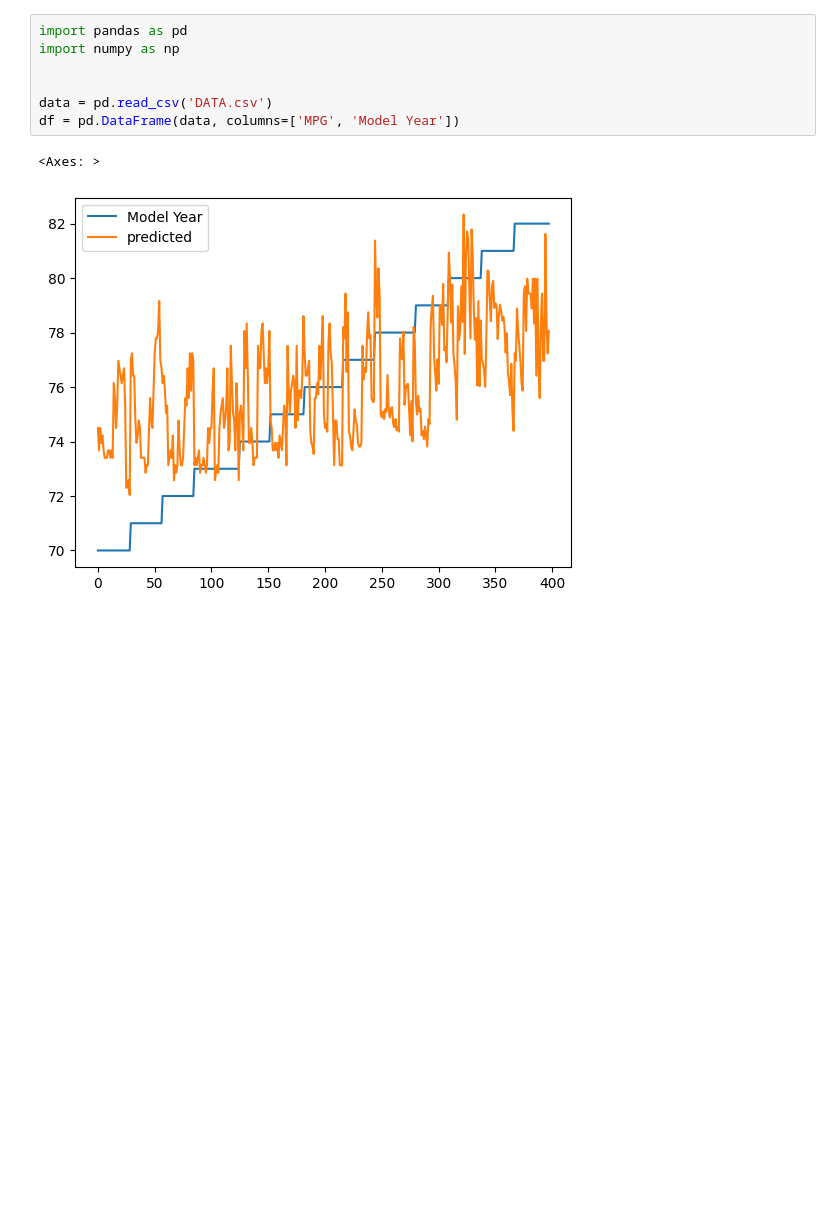
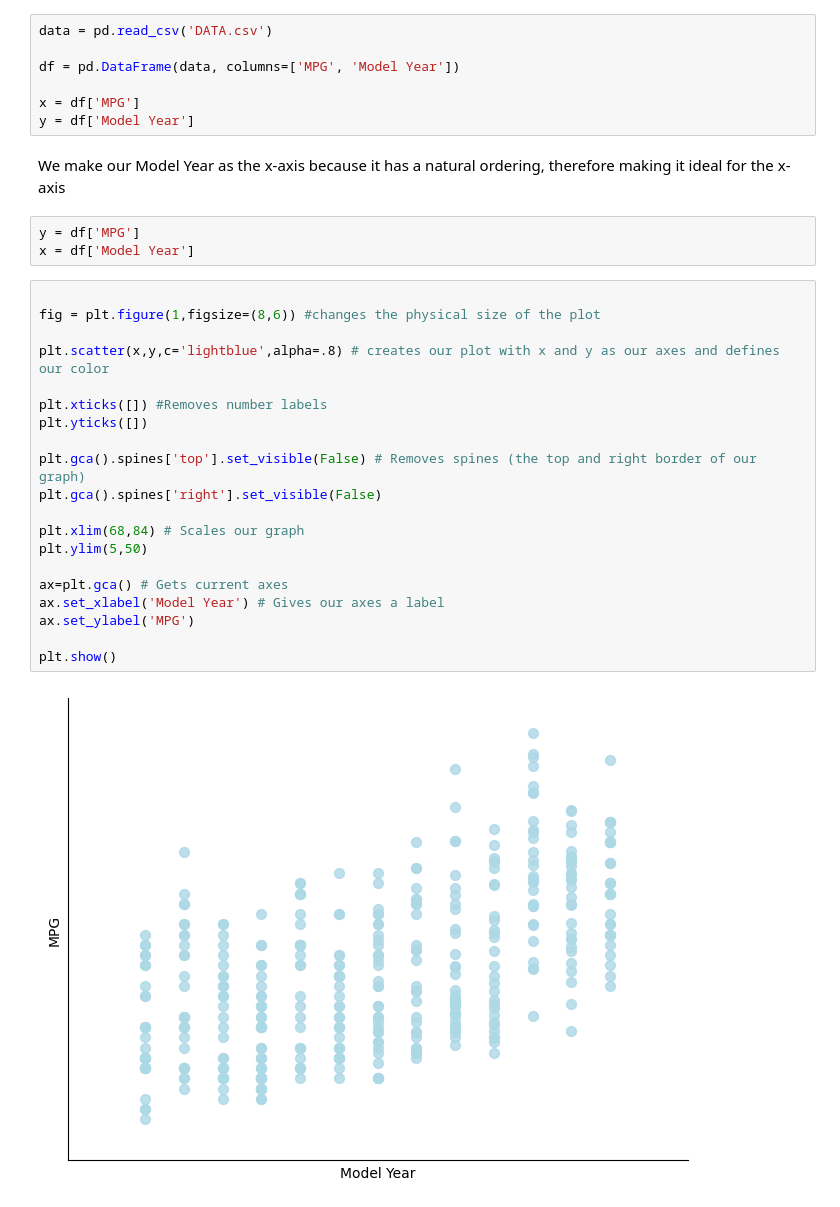
Before and after one commit to adenletchworth/Auto-MPG-Data-Analysis, a Jupyter notebook: dataAnalysis.ipynb, the cells around one changed output. Saved outputs shown, nothing was run; the diff lists cells and outputs as text; blank space fills up the shorter version.

```diff
--- a/dataAnalysis.ipynb
+++ b/dataAnalysis.ipynb
@@ -1,10 +7,34 @@
 # %%
-import pandas as pd
-import numpy as np
+data = pd.read_csv('DATA.csv')
 
+df = pd.DataFrame(data, columns=['MPG', 'Model Year'])
 
-data = pd.read_csv('DATA.csv')
-df = pd.DataFrame(data, columns=['MPG', 'Model Year'])
+x = df['MPG']
+y = df['Model Year']
-# %% [output]
-<Axes: >
-[figure, removed]
+# %% [markdown]
+We make our Model Year as the x-axis because it has a natural ordering, therefore making it ideal for the x-axis
+# %%
+y = df['MPG']
+x = df['Model Year']
+# %%
+
+fig = plt.figure(1,figsize=(8,6)) #changes the physical size of the plot
+
+plt.scatter(x,y,c='lightblue',alpha=.8) # creates our plot with x and y as our axes and defines our color
+
+plt.xticks([]) #Removes number labels
+plt.yticks([])
+
+plt.gca().spines['top'].set_visible(False) # Removes spines (the top and right border of our graph)
+plt.gca().spines['right'].set_visible(False)
+
+plt.xlim(68,84) # Scales our graph
+plt.ylim(5,50)
+
+ax=plt.gca() # Gets current axes
+ax.set_xlabel('Model Year') # Gives our axes a label
+ax.set_ylabel('MPG')
+
+plt.show()
+# %% [output]
+[figure, added]
```
Also changed, not shown: parts of 3 cells of this notebook.
